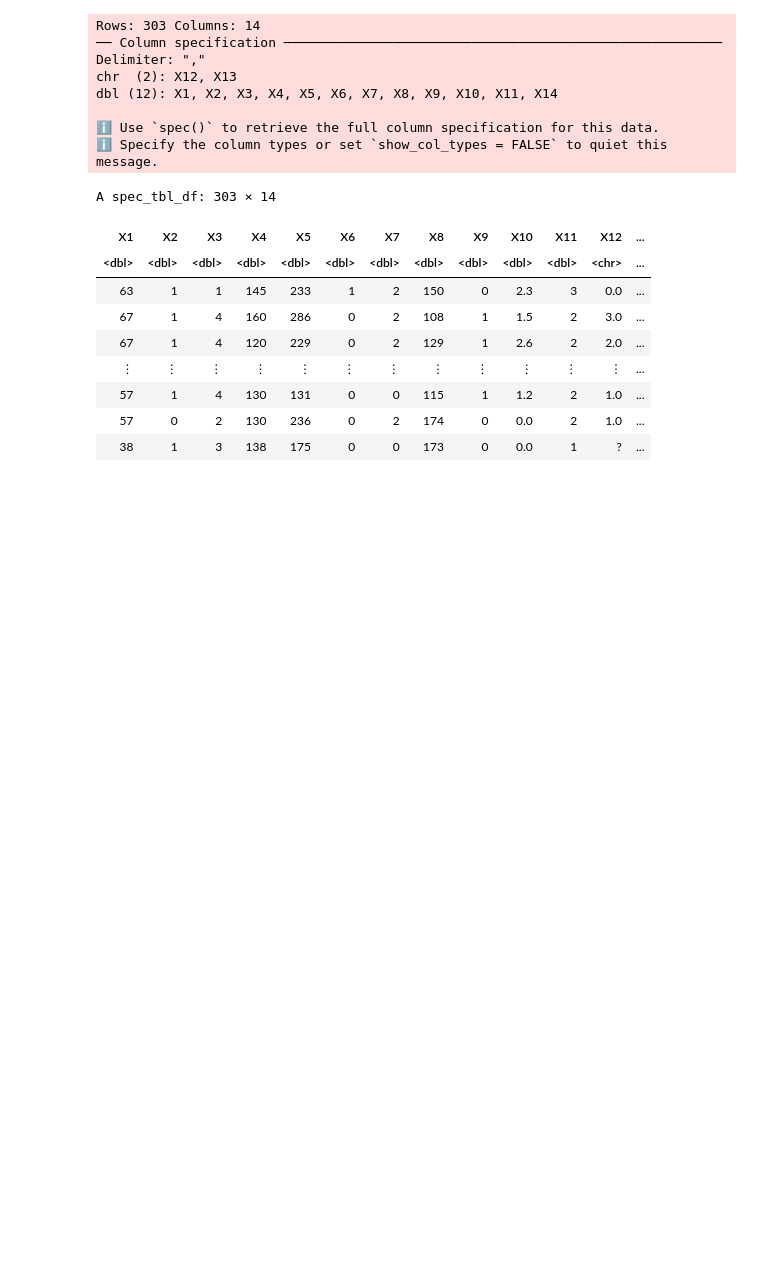
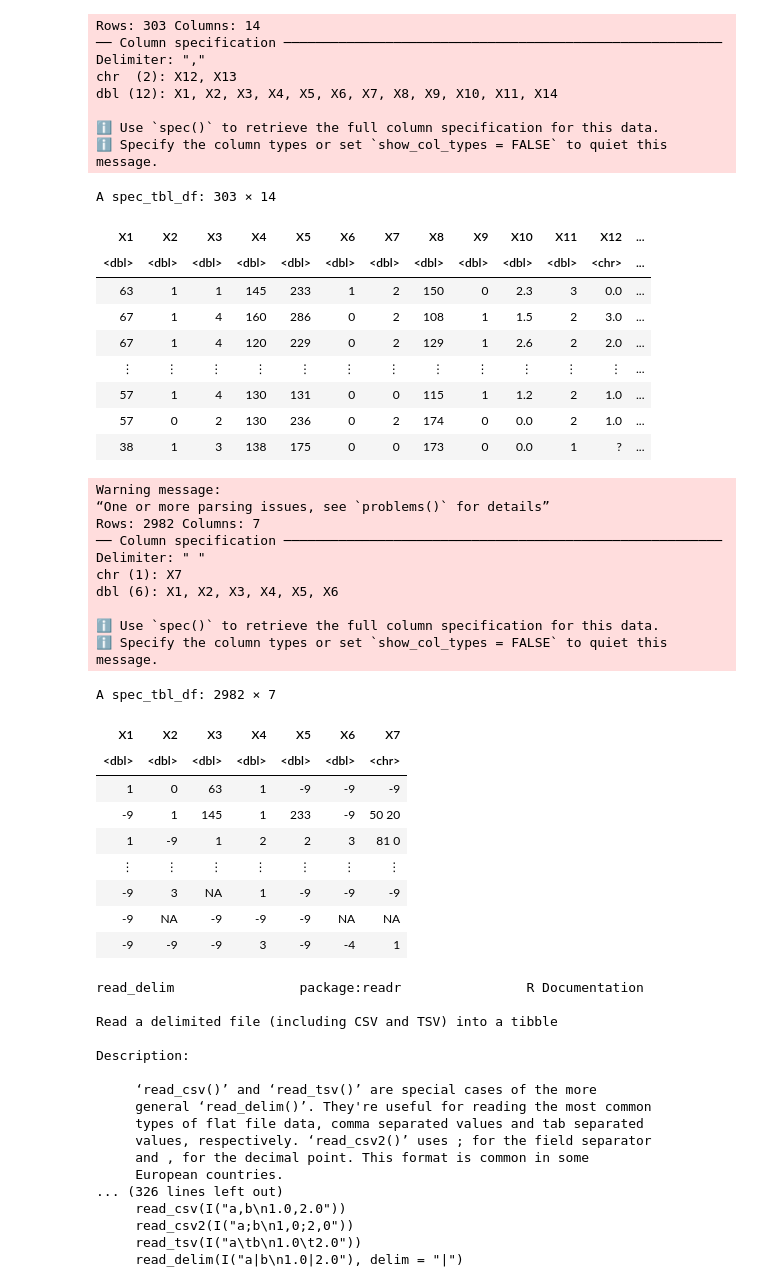
Before and after one commit to LordofSabres/Team_Pineapples_DSCI_100, a Jupyter notebook: projectproposal.ipynb, the cells around one changed output. Cells and saved outputs as stored; diff of their text form; code cells hidden in the pictures; blank space fills up the shorter version.

```diff
--- a/projectproposal.ipynb
+++ b/projectproposal.ipynb
@@ -45,3 +47,46 @@ A spec_tbl_df: 303 × 14
 | 57 | 1 | 4 | 130 | 131 | 0 | 0 | 115 | 1 | 1.2 | 2 | 1.0 | ... |
 | 57 | 0 | 2 | 130 | 236 | 0 | 2 | 174 | 0 | 0.0 | 2 | 1.0 | ... |
 | 38 | 1 | 3 | 138 | 175 | 0 | 0 | 173 | 0 | 0.0 | 1 | ? | ... |
+# %%
+data2 <- read_delim("cleveland.data", col_names = FALSE)
+data2
+
+?read_delim()
+# %% [output]
+Warning message:
+“One or more parsing issues, see `problems()` for details”
+Rows: 2982 Columns: 7
+── Column specification ────────────────────────────────────────────────────────
+Delimiter: " "
+chr (1): X7
+dbl (6): X1, X2, X3, X4, X5, X6
+
+ℹ Use `spec()` to retrieve the full column specification for this data.
+ℹ Specify the column types or set `show_col_types = FALSE` to quiet this message.
+A spec_tbl_df: 2982 × 7
+| X1 | X2 | X3 | X4 | X5 | X6 | X7 |
+| <dbl> | <dbl> | <dbl> | <dbl> | <dbl> | <dbl> | <chr> |
+| 1 | 0 | 63 | 1 | -9 | -9 | -9 |
+| -9 | 1 | 145 | 1 | 233 | -9 | 50 20 |
+| 1 | -9 | 1 | 2 | 2 | 3 | 81 0 |
+| ⋮ | ⋮ | ⋮ | ⋮ | ⋮ | ⋮ | ⋮ |
+| -9 | 3 | NA | 1 | -9 | -9 | -9 |
+| -9 | NA | -9 | -9 | -9 | NA | NA |
+| -9 | -9 | -9 | 3 | -9 | -4 | 1 |
+read_delim                package:readr                R Documentation
+
+Read a delimited file (including CSV and TSV) into a tibble
+
+Description:
+
+     ‘read_csv()’ and ‘read_tsv()’ are special cases of the more
+     general ‘read_delim()’. They're useful for reading the most common
+     types of flat file data, comma separated values and tab separated
+     values, respectively. ‘read_csv2()’ uses ; for the field separator
+     and , for the decimal point. This format is common in some
+     European countries.
+... (326 lines left out)
+     read_csv(I("a,b\n1.0,2.0"))
+     read_csv2(I("a;b\n1,0;2,0"))
+     read_tsv(I("a\tb\n1.0\t2.0"))
+     read_delim(I("a|b\n1.0|2.0"), delim = "|")
```
Also changed, not shown: parts of 1 cell of this notebook.
